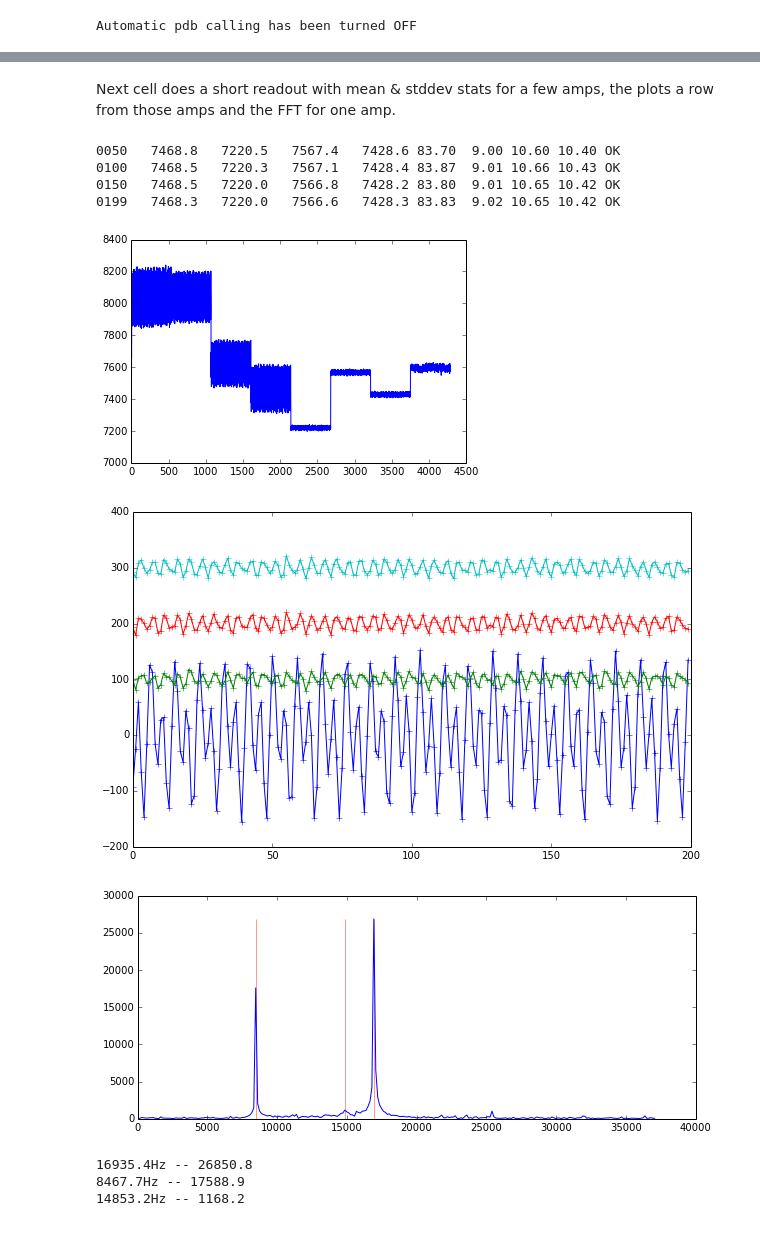
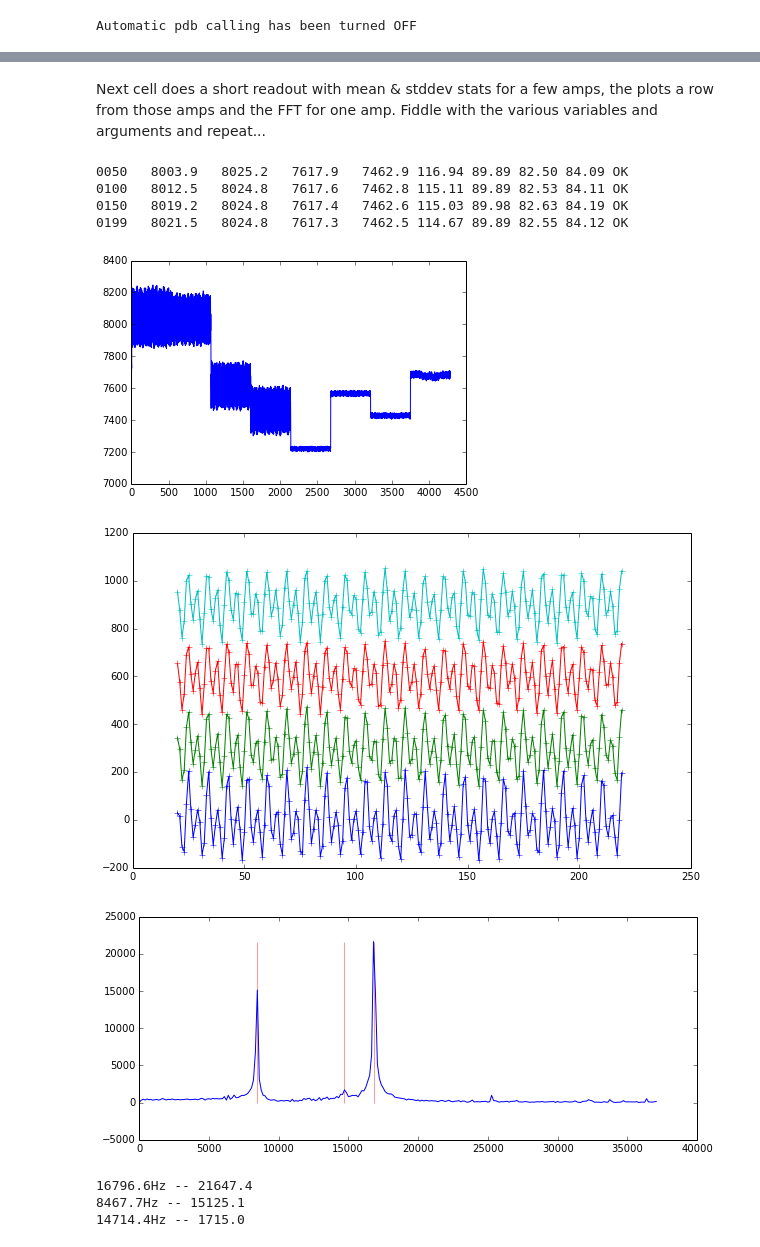
Before and after one commit to Subaru-PFS/ics_xcu_fpga, a Jupyter notebook: notebooks/ccdControl.ipynb, the cells around one changed output, grey strips where cells are left out. Saved outputs shown, nothing was run; the diff lists cells and outputs as text; code cells hidden in the pictures.

```diff
--- a/notebooks/ccdControl.ipynb
+++ b/notebooks/ccdControl.ipynb
@@ -80,33 +80,34 @@ def plotAmps(im, row=None, cols=None, amps=None, plotOffset=100):
         plot(cols, seg+yoff, '-+')
         yoff += plotOffset
 # %% [markdown]
-Next cell does a short readout with mean & stddev stats for a few amps, the plots a row from those amps and the FFT for one amp.
+Next cell does a short readout with mean & stddev stats for a few amps, the plots a row from those amps and the FFT for one amp. Fiddle with the various variables and arguments and repeat...
 # %%
-ampList = arange(4)+3      # Stats and plots just for amps 3..7.
+ampList = arange(4)+0      # Stats and plots just for amps 0..3. Set +0 to +4 to show 2nd ccd.
 fftAmp = 1                 # Which amp to take an FFT for
 nrows = 200                # How many rows to read out.
+pcols = arange(200)+20     # Which cols to plot (skip first 20, 'cuz of rampup on ccd0,amp0)
 
 argDict = dict(everyNRows=50, ampList=ampList, ccd=ccd)
 im = ccd.readImage(nrows=200, rowFunc=ccdFuncs.rowStats, rowFuncArgs=argDict, doSave=False)
 
 plot(im[100])
 show()
 
-plotAmps(im, amps=ampList, cols=arange(200), plotOffset=100)
+plotAmps(im, amps=ampList, cols=pcols, plotOffset=300)
 
 fftAmpMask = ccd.ampidx(fftAmp, im)
 
 figure(figsize=(10,4))
 ampSeg = im[nrows/2,fftAmpMask]
 freqs, fft, peak_ii = ccdFuncs.plotTopPeriods(ampSeg, topN=3)
 # %% [output]
-0050   7468.8   7220.5   7567.4   7428.6 83.70  9.00 10.60 10.40 OK
-0100   7468.5   7220.3   7567.1   7428.4 83.87  9.01 10.66 10.43 OK
-0150   7468.5   7220.0   7566.8   7428.2 83.80  9.01 10.65 10.42 OK
-0199   7468.3   7220.0   7566.6   7428.3 83.83  9.02 10.65 10.42 OK
+0050   8003.9   8025.2   7617.9   7462.9 116.94 89.89 82.50 84.09 OK
+0100   8012.5   8024.8   7617.6   7462.8 115.11 89.89 82.53 84.11 OK
+0150   8019.2   8024.8   7617.4   7462.6 115.03 89.98 82.63 84.19 OK
+0199   8021.5   8024.8   7617.3   7462.5 114.67 89.89 82.55 84.12 OK
-[figure, old version]
+[figure, new version]
-[figure, old version]
+[figure, new version]
-[figure, old version]
+[figure, new version]
-16935.4Hz -- 26850.8
-8467.7Hz -- 17588.9
-14853.2Hz -- 1168.2
+16796.6Hz -- 21647.4
+8467.7Hz -- 15125.1
+14714.4Hz -- 1715.0
```
Also changed, not shown: parts of 1 cell of this notebook.
